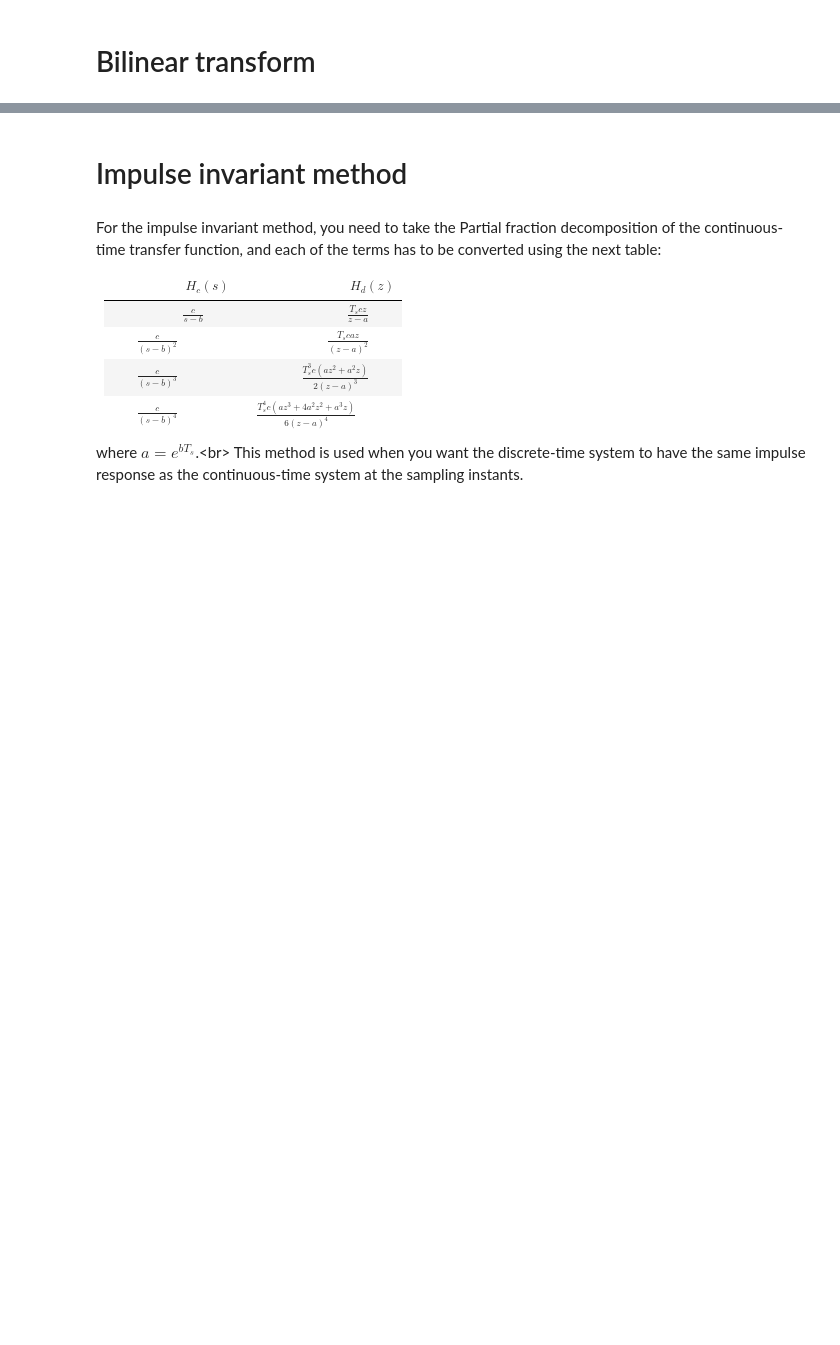
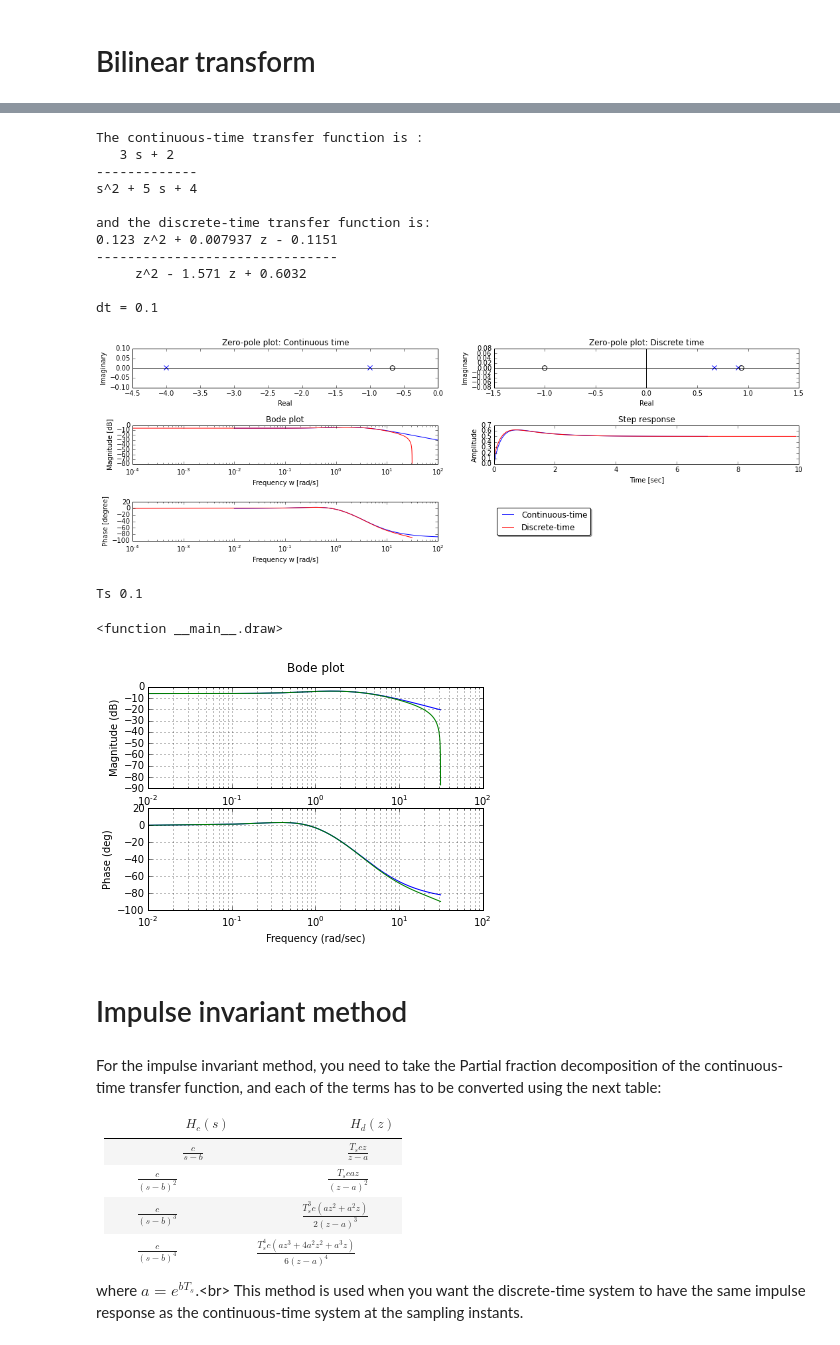
Before and after one commit to claesenm/kul-systeemtheorie, a Jupyter notebook: notebooks/Discretization.ipynb, the cells around one changed output, grey strips where cells are left out. Cells and saved outputs as stored; diff of their text form; code cells hidden in the pictures; blank space fills up the shorter version.

```diff
--- a/notebooks/Discretization.ipynb
+++ b/notebooks/Discretization.ipynb
@@ -36,8 +53,9 @@ This way, the system is conservative and has a lot of distorion. Also, the numbe
 # %%
 def draw(Ts):
     sysd=sys.sample(Ts,'backward_diff')
+    draw_bode(sys,sysd,None,Ts)
     draw_zp(sys,sysd)
-    draw_bode(sys,sysd)
+    step_response(sys,sysd,Ts)
 
 go = False
 while go == False:
@@ -45,7 +63,10 @@ while go == False:
     sys = TransferFunction(Num,Denom)
     print 'The transfer function is :', sys
     go = check()
-interact(draw,Ts=(0.1,3,0.1))
+Ts1,Ts2,Ts_step = getTs()
+interact(draw,Ts=(Ts1,Ts2,Ts_step))
+#### If you want a different interval for the sampling time, comment out the 2 lines above, and use the following line:
+#interact(draw,Ts=(a,b,c)) #enter for a and b the interval and for c the step
 # %% [markdown]
 # Bilinear transform
 # %% [markdown]
@@ -58,26 +79,47 @@ The bilinear transform with prewarping (and prewarping frequence $\omega_0$) eve
 # %%
 def draw(Ts):
     if f == 0:
         sysd = sys.sample(Ts,'bilinear')
+        draw_bode(sys,sysd,None,Ts)
     else:
         sysd = find_sysd_prew(sys,f,Ts)
+        draw_bode(sys,sysd,f,Ts)
     draw_zp(sys,sysd)
-    draw_bode(sys,sysd)
+    step_response(sys,sysd,Ts)
 
 go = False
 while go == False:
     Num,Denom = init()
     sys = TransferFunction(Num,Denom)
     print 'The transfer function is :', sys
     go = check()
 prew = None
 while prew != 'Y' and prew != 'y' and prew != 'N' and prew != 'n':
     prew = raw_input('With prewarping? (Y/N) ')
 if prew == 'Y' or prew == 'y':
     f = raw_input('What is the prewarping frequency?')
 else:
     f = 0
-interact(draw,Ts=(0.1,3,0.1))
+Ts1,Ts2,Ts_step = getTs()
+interact(draw,Ts=(Ts1,Ts2,Ts_step))
+#### If you want a different interval for the sampling time, comment out the 2 lines above, and use the following line:
+#interact(draw,Ts=(a,b,c)) #enter for a and b the interval and for c the step
+# %% [output]
+The continuous-time transfer function is :
+   3 s + 2
+-------------
+s^2 + 5 s + 4
+
+and the discrete-time transfer function is:
+0.123 z^2 + 0.007937 z - 0.1151
+-------------------------------
+     z^2 - 1.571 z + 0.6032
+
+dt = 0.1
+[figure, added]
+Ts 0.1
+<function __main__.draw>
+[figure, added]
 # %% [markdown]
 # Impulse invariant method
 # %% [markdown]
```
Also changed, not shown: parts of 4 cells of this notebook, 1 other file.
